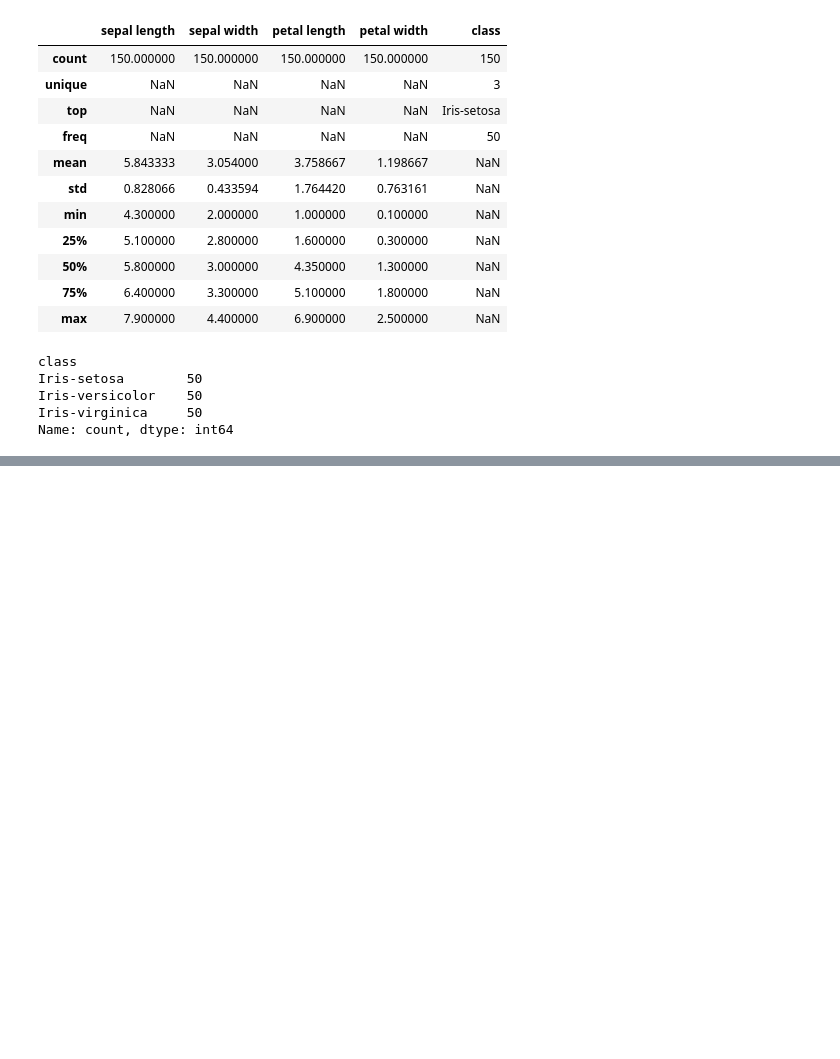
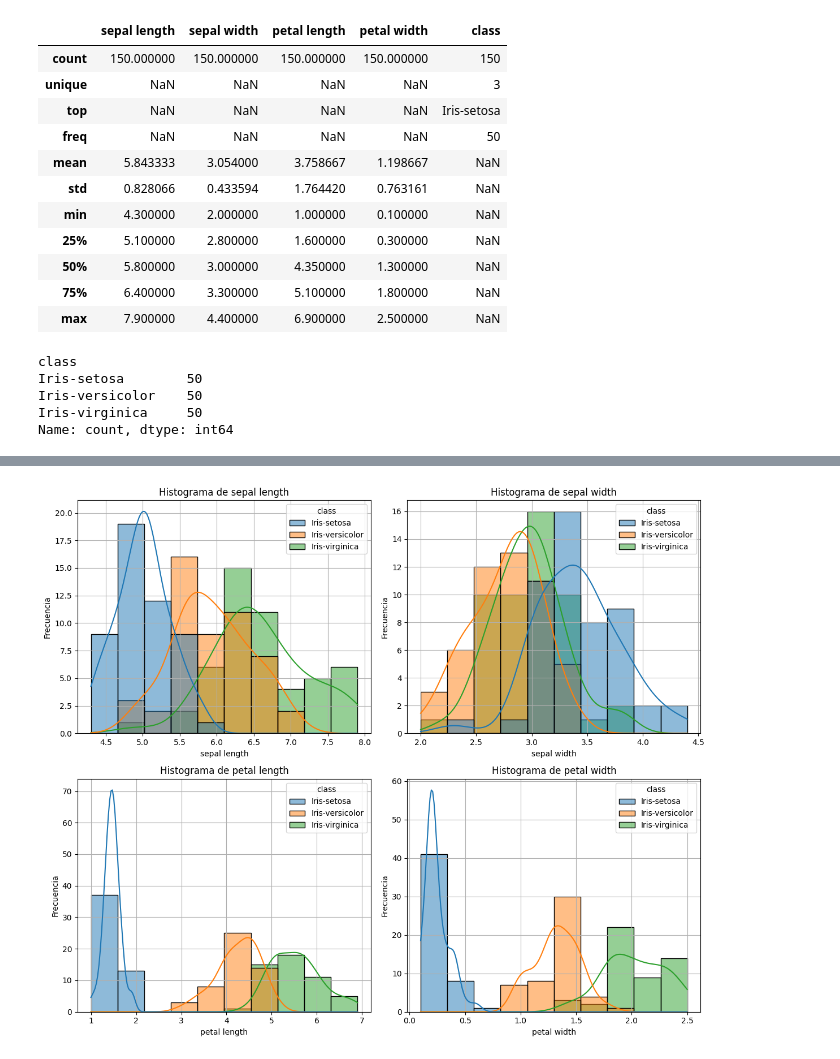
Before and after one commit to crst1970/uv_s2_25, a Jupyter notebook: Mineria/Data_iris.ipynb, the cells around one changed output, grey strips where cells are left out. Cells and saved outputs as stored; diff of their text form; code cells hidden in the pictures; blank space fills up the shorter version.

```diff
--- a/Mineria/Data_iris.ipynb
+++ b/Mineria/Data_iris.ipynb
@@ -55,0 +93,16 @@ Name: count, dtype: int64
+# %%
+fig, axes = plt.subplots(2, 2, figsize=(12, 10))
+k = 0
+
+for i in range(2):
+    for j in range(2):
+        sns.histplot(x = data.columns[k], data=data, ax=axes[i, j], kde=True, hue='class', bins=10)
+        axes[i, j].set_title(f'Histograma de {data.columns[k]}')
+        axes[i, j].set_xlabel(data.columns[k])
+        axes[i, j].set_ylabel('Frecuencia')
+        axes[i, j].grid()
+        k += 1
+plt.tight_layout()
+plt.show()
+# %% [output]
+[figure, added]
```
Also changed, not shown: parts of 8 cells of this notebook, 26 other files.
